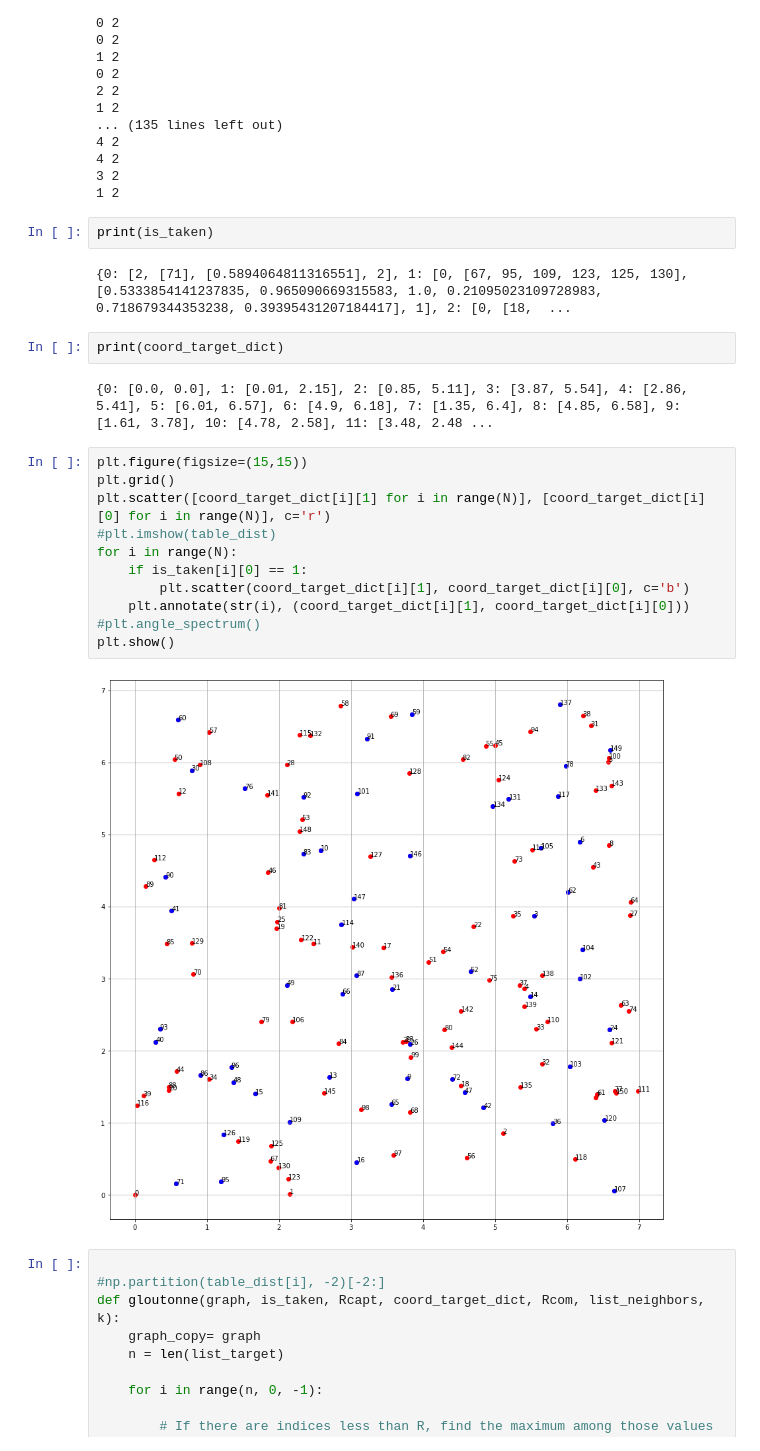
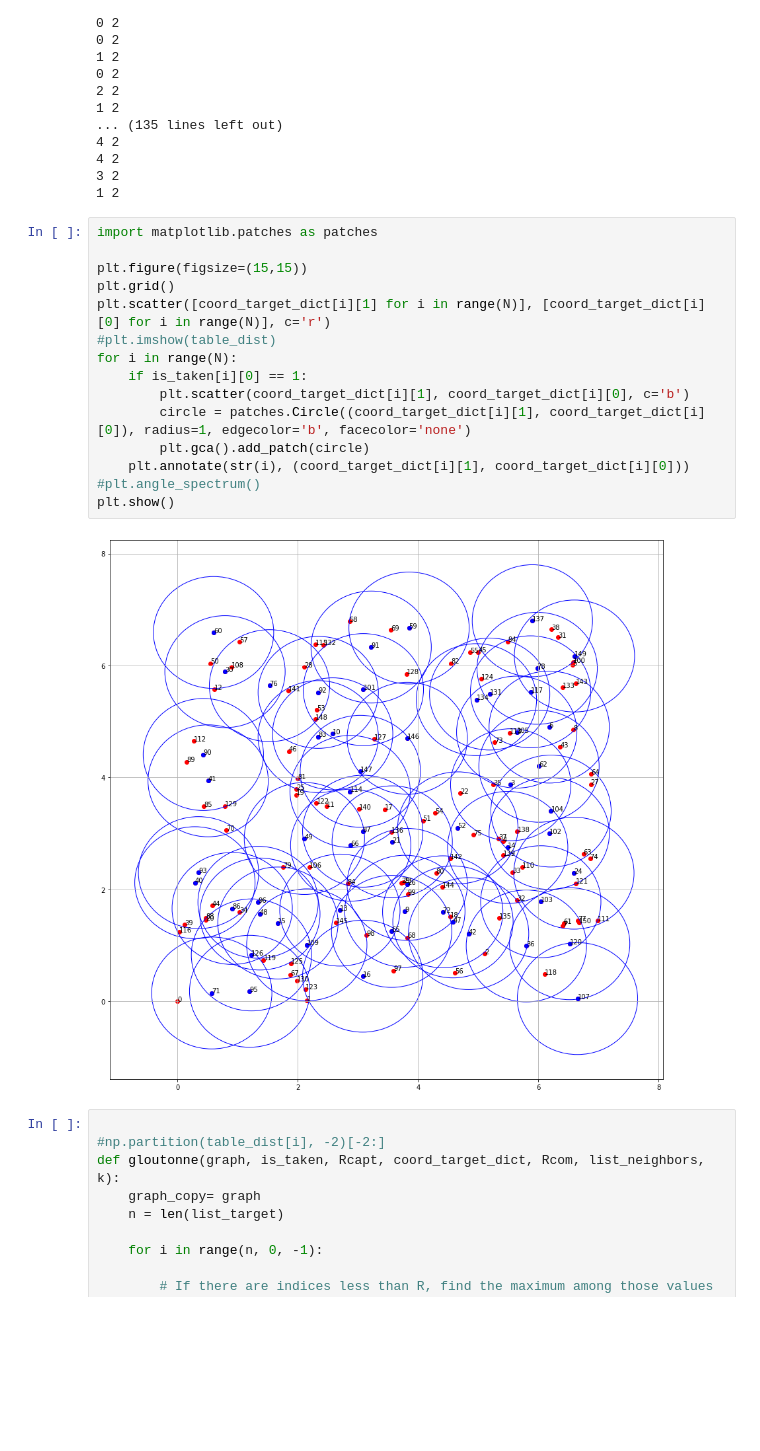
Before and after one commit to Ibra57/SOD324, a Jupyter notebook: main.ipynb, the cells around one changed output. Saved outputs shown, nothing was run; the diff lists cells and outputs as text; blank space fills up the shorter version.

```diff
--- a/main.ipynb
+++ b/main.ipynb
@@ -223,27 +205,23 @@ gloutonne1(table_dist, is_taken, Rcapt, coord_target_dict, Rcom, list_neighbors,
 4 2
 3 2
 1 2
-# %%
-print(is_taken)
-# %% [output]
-{0: [2, [71], [0.5894064811316551], 2], 1: [0, [67, 95, 109, 123, 125, 130], [0.5333854141237835, 0.965090669315583, 1.0, 0.21095023109728983, 0.718679344353238, 0.39395431207184417], 1], 2: [0, [18,  ...
-# %%
-print(coord_target_dict)
-# %% [output]
-{0: [0.0, 0.0], 1: [0.01, 2.15], 2: [0.85, 5.11], 3: [3.87, 5.54], 4: [2.86, 5.41], 5: [6.01, 6.57], 6: [4.9, 6.18], 7: [1.35, 6.4], 8: [4.85, 6.58], 9: [1.61, 3.78], 10: [4.78, 2.58], 11: [3.48, 2.48 ...
 # %%
+import matplotlib.patches as patches
+
 plt.figure(figsize=(15,15))
 plt.grid()
 plt.scatter([coord_target_dict[i][1] for i in range(N)], [coord_target_dict[i][0] for i in range(N)], c='r')
 #plt.imshow(table_dist)
 for i in range(N):
     if is_taken[i][0] == 1:
         plt.scatter(coord_target_dict[i][1], coord_target_dict[i][0], c='b')
+        circle = patches.Circle((coord_target_dict[i][1], coord_target_dict[i][0]), radius=1, edgecolor='b', facecolor='none')
+        plt.gca().add_patch(circle)
     plt.annotate(str(i), (coord_target_dict[i][1], coord_target_dict[i][0]))
 #plt.angle_spectrum()
 plt.show()
 # %% [output]
-[figure, old version]
+[figure, new version]
 # %%
 
 #np.partition(table_dist[i], -2)[-2:]
```
Also changed, not shown: parts of 30 cells of this notebook.
